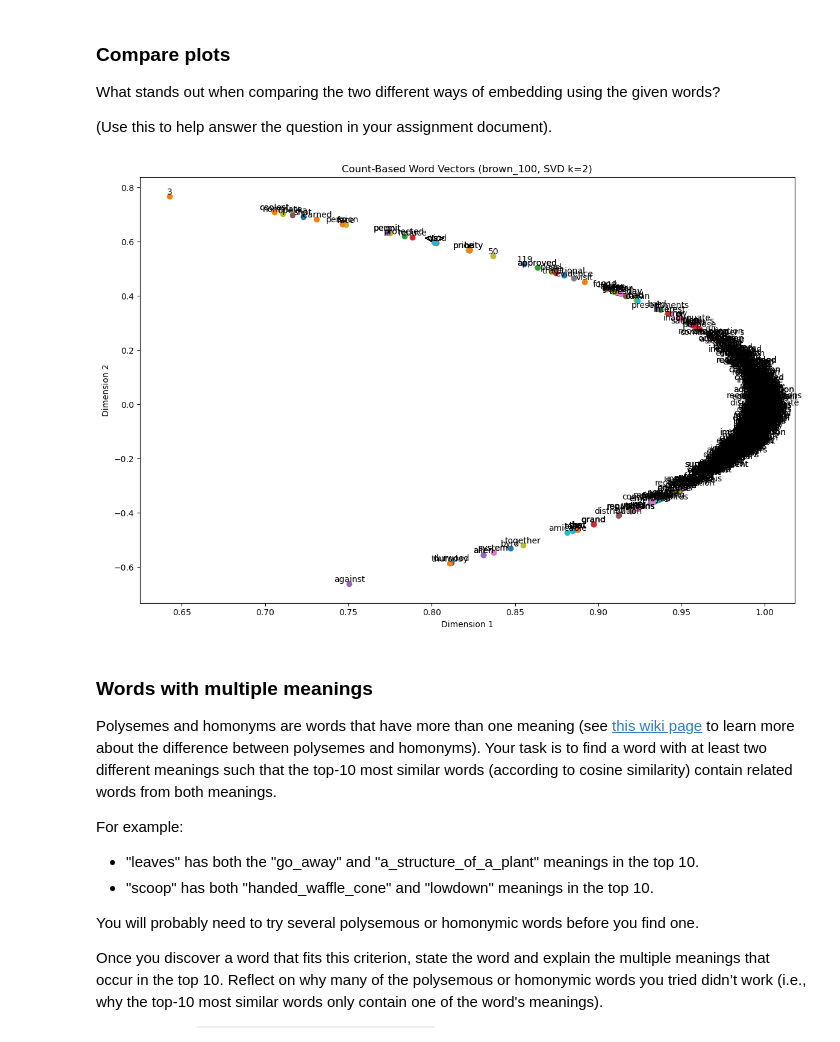
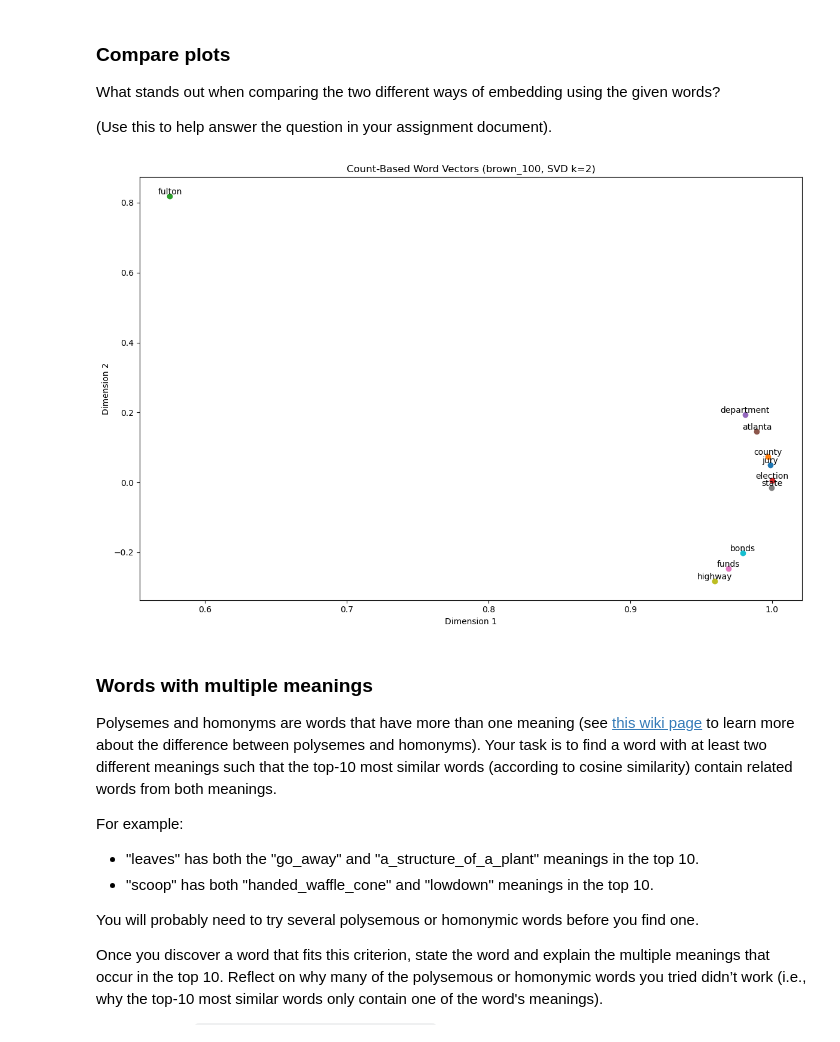
Before and after one commit to Zane-Bjornerud/LanguageModeling_NGrams-WordVectors_NLP, a Jupyter notebook: NLP_2026_A2.ipynb, the cells around one changed output. Drawn from its saved outputs; the diff is of its cells as text; code cells hidden in the pictures.

```diff
--- a/NLP_2026_A2.ipynb
+++ b/NLP_2026_A2.ipynb
@@ -457,10 +457,12 @@ rendering M based on unique_tokens
 What stands out when comparing the two different ways of embedding using the given words?
 
 (Use this to help answer the question in your assignment document).
-# %%
-plot_embeddings(M_reduced_normalized, tokens, word_to_index)
-# %% [output]
-[figure, removed]
+# %%
+plot_embeddings(M_reduced_normalized, wordsBr, word2ind)
+#had to change word_to_index to word2ind as it was Gloves provided version in the code cell above
+#also obviously had to change tokens to wordsBr
+# %% [output]
+[figure, added]
 # %% [markdown]
 ### Words with multiple meanings
 Polysemes and homonyms are words that have more than one meaning (see [this wiki page](https://en.wikipedia.org/wiki/Polysemy) to learn more about the difference between polysemes and homonyms). Your task is to find a word with at least two different meanings such that the top-10 most similar words (according to cosine similarity) contain related words from both meanings.
```
Also changed, not shown: parts of 6 cells of this notebook.
